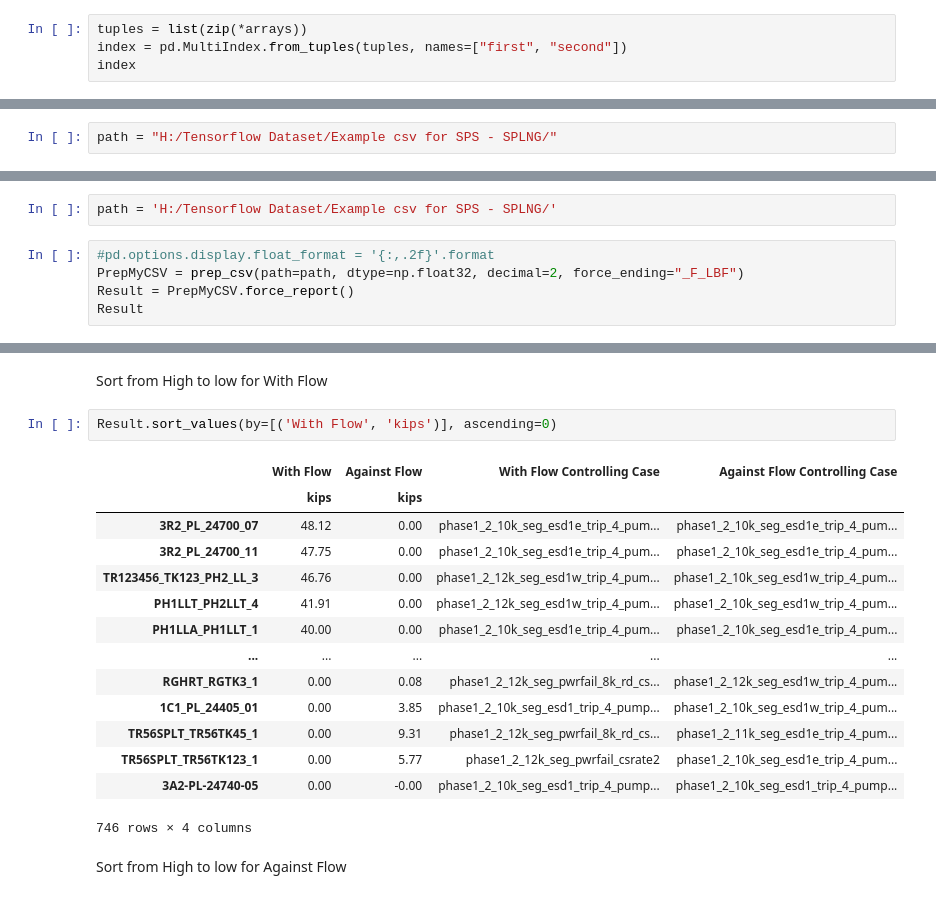
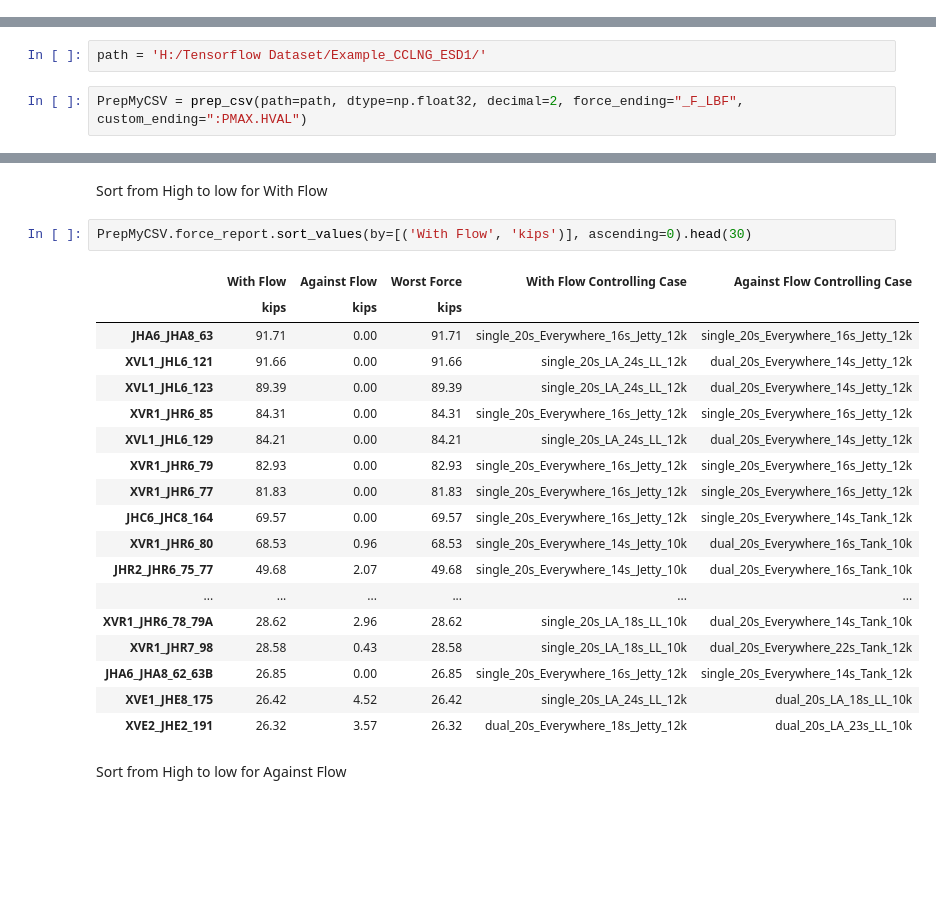
Before and after one commit to TNTran92/sktime, a Jupyter notebook: sktime/benchmarking/sktime_demo.ipynb, the cells around one changed output, grey strips where cells are left out. Cells and saved outputs as stored; diff of their text form; blank space fills up the shorter version.

Commit message:
save prep_csv demo

```diff
--- a/sktime/benchmarking/sktime_demo.ipynb
+++ b/sktime/benchmarking/sktime_demo.ipynb
@@ -26,4 +14,0 @@ arrays = [
-# %%
-tuples = list(zip(*arrays))
-index = pd.MultiIndex.from_tuples(tuples, names=["first", "second"])
-index
@@ -43,2 +14,0 @@ from io import StringIO
-# %%
-path = "H:/Tensorflow Dataset/Example csv for SPS - SPLNG/"
@@ -198,7 +211,4 @@ class prep_csv:
 # %%
-path = 'H:/Tensorflow Dataset/Example csv for SPS - SPLNG/'
+path = 'H:/Tensorflow Dataset/Example_CCLNG_ESD1/'
 # %%
-#pd.options.display.float_format = '{:,.2f}'.format
-PrepMyCSV = prep_csv(path=path, dtype=np.float32, decimal=2, force_ending="_F_LBF")
-Result = PrepMyCSV.force_report()
-Result
+PrepMyCSV = prep_csv(path=path, dtype=np.float32, decimal=2, force_ending="_F_LBF", custom_ending=":PMAX.HVAL")
@@ -239,22 +354,26 @@ MultiIndex([(                    'With Flow', 'kips'),
 # %% [markdown]
 Sort from High to low for With Flow
 # %%
-Result.sort_values(by=[('With Flow', 'kips')], ascending=0)
+PrepMyCSV.force_report.sort_values(by=[('With Flow', 'kips')], ascending=0).head(30)
 # %% [output]
-|  | With Flow | Against Flow | With Flow Controlling Case | Against Flow Controlling Case |
-|  | kips | kips |  |  |
-| 3R2_PL_24700_07 | 48.12 | 0.00 | phase1_2_10k_seg_esd1e_trip_4_pum... | phase1_2_10k_seg_esd1e_trip_4_pum... |
-| 3R2_PL_24700_11 | 47.75 | 0.00 | phase1_2_10k_seg_esd1e_trip_4_pum... | phase1_2_10k_seg_esd1e_trip_4_pum... |
-| TR123456_TK123_PH2_LL_3 | 46.76 | 0.00 | phase1_2_12k_seg_esd1w_trip_4_pum... | phase1_2_10k_seg_esd1w_trip_4_pum... |
-| PH1LLT_PH2LLT_4 | 41.91 | 0.00 | phase1_2_12k_seg_esd1w_trip_4_pum... | phase1_2_10k_seg_esd1w_trip_4_pum... |
-| PH1LLA_PH1LLT_1 | 40.00 | 0.00 | phase1_2_10k_seg_esd1e_trip_4_pum... | phase1_2_10k_seg_esd1e_trip_4_pum... |
-| ... | ... | ... | ... | ... |
-| RGHRT_RGTK3_1 | 0.00 | 0.08 | phase1_2_12k_seg_pwrfail_8k_rd_cs... | phase1_2_12k_seg_esd1w_trip_4_pum... |
-| 1C1_PL_24405_01 | 0.00 | 3.85 | phase1_2_10k_seg_esd1_trip_4_pump... | phase1_2_10k_seg_esd1w_trip_4_pum... |
-| TR56SPLT_TR56TK45_1 | 0.00 | 9.31 | phase1_2_12k_seg_pwrfail_8k_rd_cs... | phase1_2_11k_seg_esd1e_trip_4_pum... |
-| TR56SPLT_TR56TK123_1 | 0.00 | 5.77 | phase1_2_12k_seg_pwrfail_csrate2 | phase1_2_10k_seg_esd1e_trip_4_pum... |
-| 3A2-PL-24740-05 | 0.00 | -0.00 | phase1_2_10k_seg_esd1_trip_4_pump... | phase1_2_10k_seg_esd1_trip_4_pump... |
+|  | With Flow | Against Flow | Worst Force | With Flow Controlling Case | Against Flow Controlling Case |
+|  | kips | kips | kips |  |  |
+| JHA6_JHA8_63 | 91.71 | 0.00 | 91.71 | single_20s_Everywhere_16s_Jetty_12k | single_20s_Everywhere_16s_Jetty_12k |
+| XVL1_JHL6_121 | 91.66 | 0.00 | 91.66 | single_20s_LA_24s_LL_12k | dual_20s_Everywhere_14s_Jetty_12k |
+| XVL1_JHL6_123 | 89.39 | 0.00 | 89.39 | single_20s_LA_24s_LL_12k | dual_20s_Everywhere_14s_Jetty_12k |
+| XVR1_JHR6_85 | 84.31 | 0.00 | 84.31 | single_20s_Everywhere_16s_Jetty_12k | single_20s_Everywhere_16s_Jetty_12k |
+| XVL1_JHL6_129 | 84.21 | 0.00 | 84.21 | single_20s_LA_24s_LL_12k | dual_20s_Everywhere_14s_Jetty_12k |
+| XVR1_JHR6_79 | 82.93 | 0.00 | 82.93 | single_20s_Everywhere_16s_Jetty_12k | single_20s_Everywhere_16s_Jetty_12k |
+| XVR1_JHR6_77 | 81.83 | 0.00 | 81.83 | single_20s_Everywhere_16s_Jetty_12k | single_20s_Everywhere_16s_Jetty_12k |
+| JHC6_JHC8_164 | 69.57 | 0.00 | 69.57 | single_20s_Everywhere_16s_Jetty_12k | single_20s_Everywhere_14s_Tank_12k |
+| XVR1_JHR6_80 | 68.53 | 0.96 | 68.53 | single_20s_Everywhere_14s_Jetty_10k | dual_20s_Everywhere_16s_Tank_10k |
+| JHR2_JHR6_75_77 | 49.68 | 2.07 | 49.68 | single_20s_Everywhere_14s_Jetty_10k | dual_20s_Everywhere_16s_Tank_10k |
+| ... | ... | ... | ... | ... | ... |
+| XVR1_JHR6_78_79A | 28.62 | 2.96 | 28.62 | single_20s_LA_18s_LL_10k | dual_20s_Everywhere_14s_Tank_10k |
+| XVR1_JHR7_98 | 28.58 | 0.43 | 28.58 | single_20s_LA_18s_LL_10k | dual_20s_Everywhere_22s_Tank_12k |
+| JHA6_JHA8_62_63B | 26.85 | 0.00 | 26.85 | single_20s_Everywhere_16s_Jetty_12k | single_20s_Everywhere_14s_Tank_12k |
+| XVE1_JHE8_175 | 26.42 | 4.52 | 26.42 | single_20s_LA_24s_LL_12k | dual_20s_LA_18s_LL_10k |
+| XVE2_JHE2_191 | 26.32 | 3.57 | 26.32 | dual_20s_Everywhere_18s_Jetty_12k | dual_20s_LA_23s_LL_10k |
-746 rows × 4 columns
 # %% [markdown]
 Sort from High to low for Against Flow
 # %%
```
Also changed, not shown: parts of 41 cells of this notebook.
